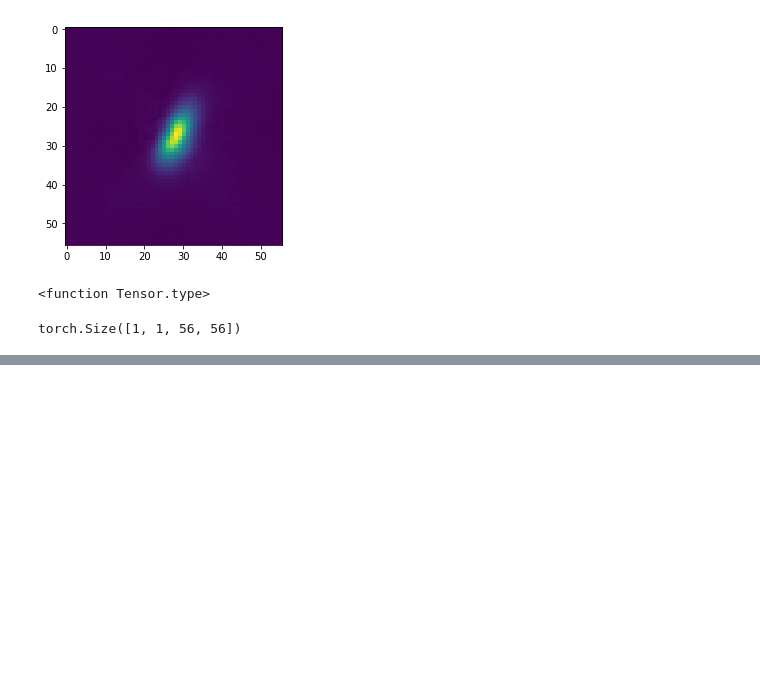
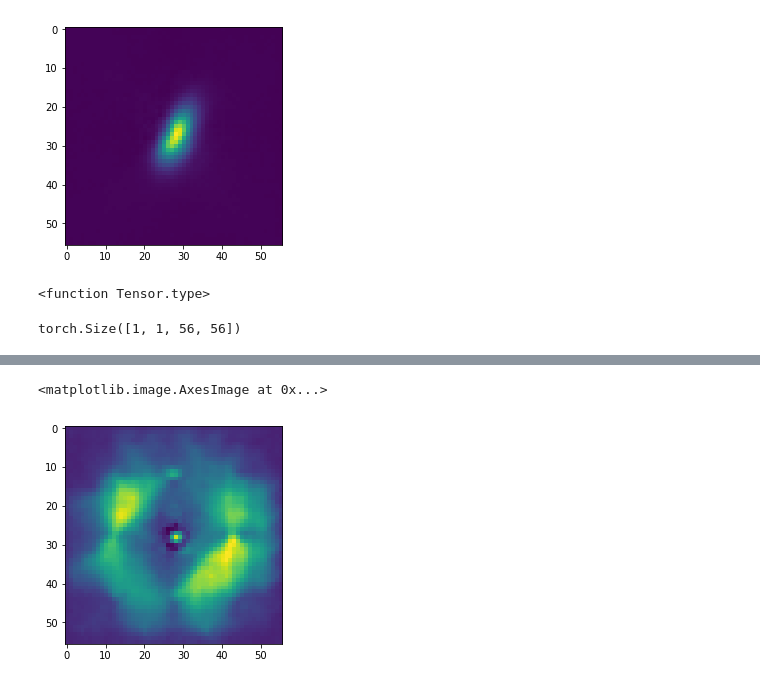
Before and after one commit to JunYinDM/GalaxyGenerativeModel, a Jupyter notebook: PickOut.ipynb, the cells around one changed output, grey strips where cells are left out. Saved outputs shown, nothing was run; the diff lists cells and outputs as text; code cells hidden in the pictures; blank space fills up the shorter version.

```diff
--- a/PickOut.ipynb
+++ b/PickOut.ipynb
@@ -313,0 +328,15 @@ torch.Size([1, 1, 56, 56])
+# %%
+feature_useless = np.zeros(feature_0.shape)
+feature_useless[8:] = mean_feature[8:]
+latent_useless = np.matmul(M_inv, feature_useless)
+latent_useless = latent_useless.reshape([1,256,3,3])
+latent_useless_tensor = torch.from_numpy(latent_useless).float().to(device)
+img_useless = model.decoder(latent_useless_tensor)
+
+img_useless_n=img_useless.reshape([56,56])
+
+img_useless_np=(img_useless_n.data).cpu().numpy()
+plt.imshow(img_useless_np)
+# %% [output]
+<matplotlib.image.AxesImage at 0x...>
+[figure, added]
```
Also changed, not shown: parts of 7 cells of this notebook, 1 other file.
